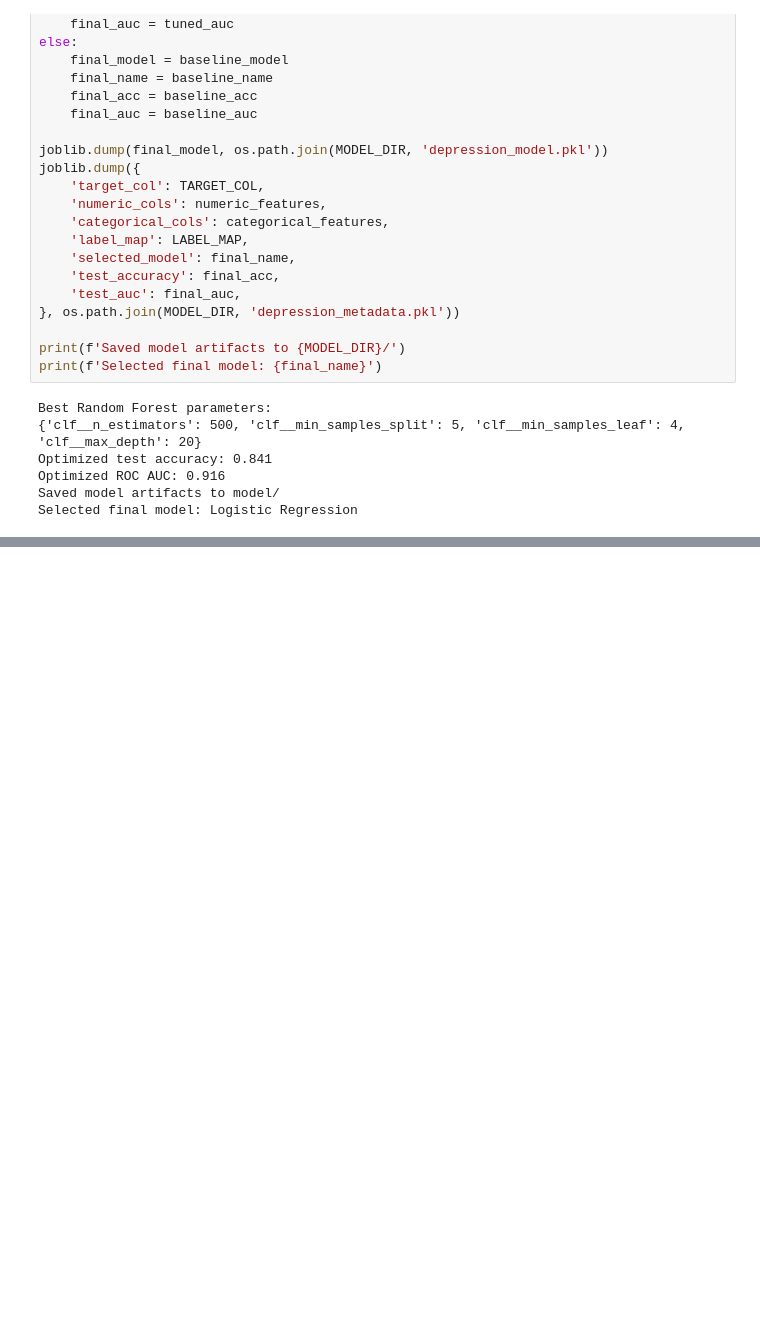
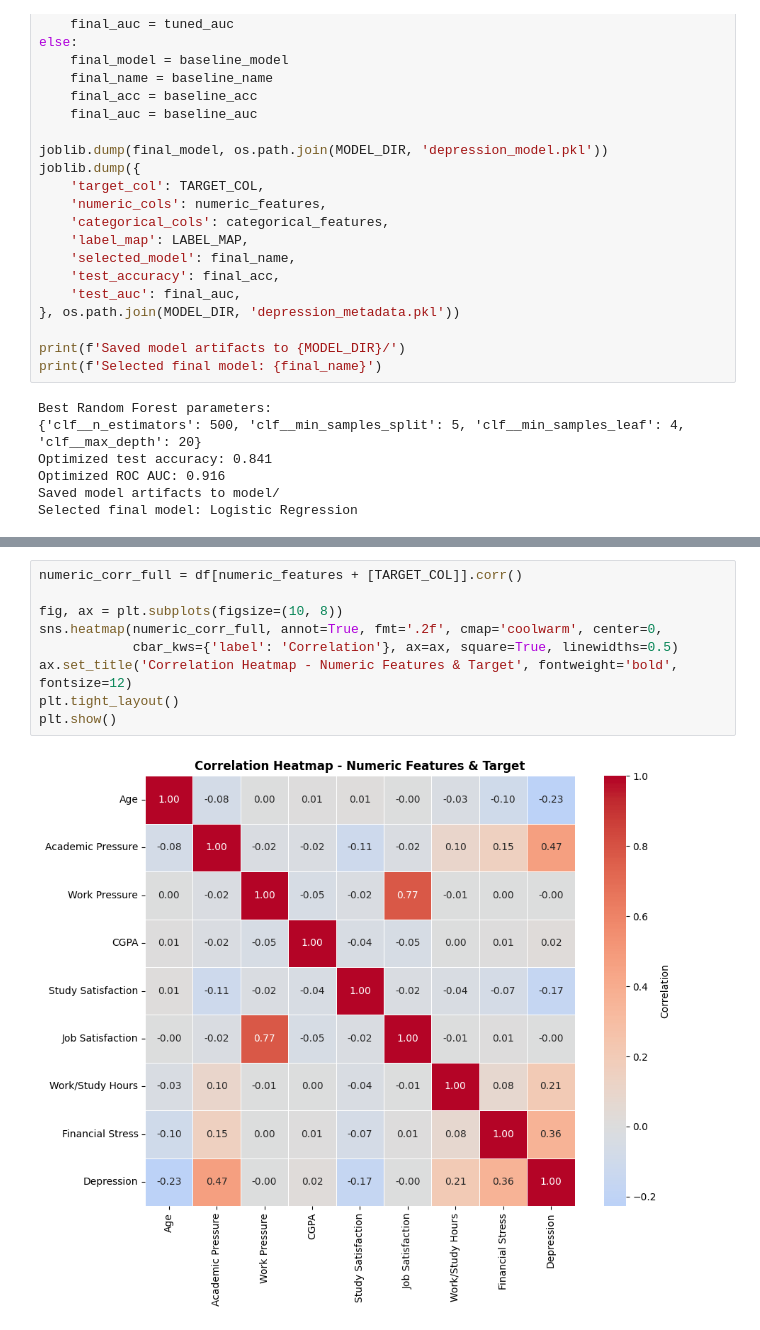
Before and after one commit to carolineehab7/MentalHealthTracker, a Jupyter notebook: backend/train_model.ipynb, the cells around one changed output, grey strips where cells are left out. Drawn from its saved outputs; the diff is of its cells as text; blank space fills up the shorter version.

```diff
--- a/backend/train_model.ipynb
+++ b/backend/train_model.ipynb
@@ -275,0 +390,11 @@ The notebook now matches the depression dataset schema instead of the old stress
+# %%
+numeric_corr_full = df[numeric_features + [TARGET_COL]].corr()
+
+fig, ax = plt.subplots(figsize=(10, 8))
+sns.heatmap(numeric_corr_full, annot=True, fmt='.2f', cmap='coolwarm', center=0,
+            cbar_kws={'label': 'Correlation'}, ax=ax, square=True, linewidths=0.5)
+ax.set_title('Correlation Heatmap - Numeric Features & Target', fontweight='bold', fontsize=12)
+plt.tight_layout()
+plt.show()
+# %% [output]
+[figure, added]
```
Also changed, not shown: parts of 14 cells of this notebook.
